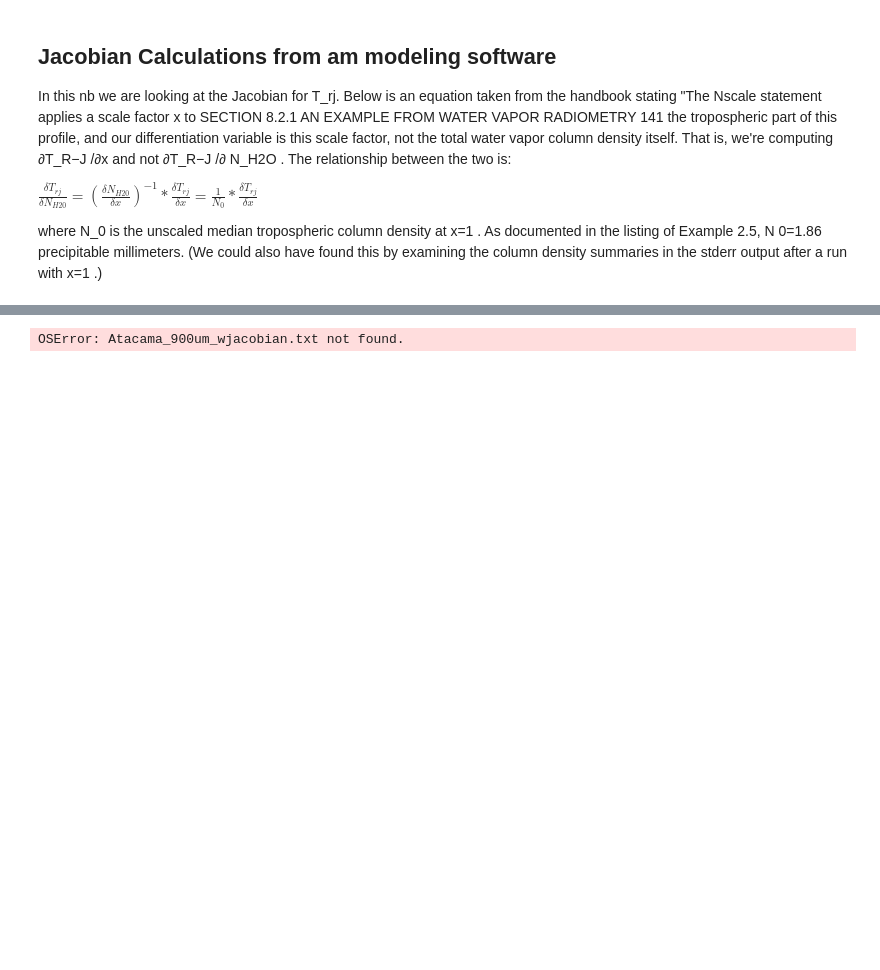
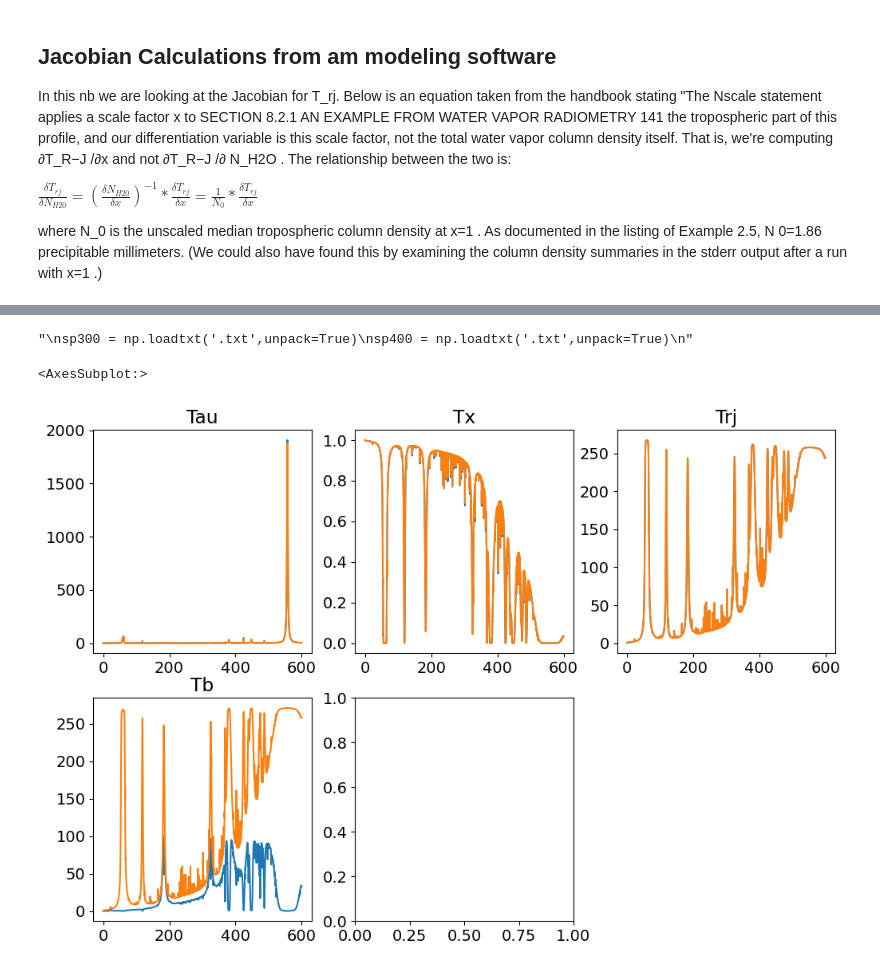
Before and after one commit to JohnRuhl/Atmos_pwv_flucts, a Jupyter notebook: Jacobians_am.ipynb, the cells around one changed output, grey strips where cells are left out. Saved outputs shown, nothing was run; the diff lists cells and outputs as text; code cells hidden in the pictures; blank space fills up the shorter version.

```diff
--- a/Jacobians_am.ipynb
+++ b/Jacobians_am.ipynb
@@ -25,9 +38,10 @@ plt.rcParams['figure.figsize'] = [8, 6]
 # %%
 #Read in --wjacobian.txt file here:
 
+#atmos['Pole'][300]
 #ACT am files
-a900 = np.loadtxt('Atacama_900um_wjacobian.txt', unpack=True)
-a1000 = np.loadtxt('Atacama_1000um_wjacobian.txt',unpack=True)
+a900 = np.loadtxt('Atmos_pwv_flucts/Atacama_900um_wjacobian.txt', unpack=True)
+a1000 = np.loadtxt('Atmos_pwv_flucts/Atacama_900um_wojacobian.txt',unpack=True)
 
 #SPole am files
 '''
@@ -35,4 +49,4 @@ sp300 = np.loadtxt('.txt',unpack=True)
 sp400 = np.loadtxt('.txt',unpack=True)
 '''
 # %% [output]
-OSError: Atacama_900um_wjacobian.txt not found.
+"\nsp300 = np.loadtxt('.txt',unpack=True)\nsp400 = np.loadtxt('.txt',unpack=True)\n"
@@ -45,24 +53,43 @@ plt.plot(act_freq,atmos['Atacama'][900][3])
 # %%
 #this will be necessary when the Jacobian is incorporated
 plt.rcParams.update({'font.size': 14})
-plt.rcParams['figure.figsize'] = [12, 6]
+plt.rcParams['figure.figsize'] = [12, 8]
 
 #figure.set_constrained_layout_pads(w_pad=5 / 72, h_pad=2 / 72, hspace=0.5,
                                # wspace=1.0)
 
-act_freq=atmos['Atacama'][900][0]
+act_freq=a900[0]
 
 plt.subplot(2,3,1)
-plt.plot(act_freq, atmos['Atacama'][900][1]) #tau neper
+plt.plot(act_freq, a900[1]) #tau neper
+plt.plot(act_freq, a1000[1])
+plt.title('Tau')
 
 plt.subplot(2,3,2)
-plt.plot(act_freq, atmos['Atacama'][900][2]) #transmittance
+plt.plot(act_freq, a900[2]) #transmittance
+plt.plot(act_freq, a1000[2])
+plt.title('Tx')
 
 plt.subplot(2,3,3)
-plt.plot(act_freq, atmos['Atacama'][900][3]) #trj K
+plt.plot(act_freq, a900[3]) #trj K
+plt.plot(act_freq, a1000[3])
+plt.title('Trj')
 
 plt.subplot(2,3,4)
-plt.plot(act_freq, atmos['Atacama'][900][4]) #tb K
+plt.plot(act_freq, a900[4]) #tb K
+plt.plot(act_freq, a1000[4])
+plt.title('Tb')
 
 plt.subplot(2,3,5)
-plt.plot(act_freq, atmos['Atacama'][900][5]) #? Jacobian of Trj
+#plt.plot(act_freq, a900[5]) #? Jacobian of Trj
+#plt.plot(act_freq, a1000[5])
+#plt.title('Jacobian')
+
+#plt.subplot(2,3,6)
+#plt.plot(act_freq, a1000[3])
+#plt.plot(act_freq, a1000[5], label='J')
+#plt.title('Trj & Jacobian')
+#plt.legend()
+# %% [output]
+<AxesSubplot:>
+[figure, added]
```
Also changed, not shown: parts of 4 cells of this notebook.
